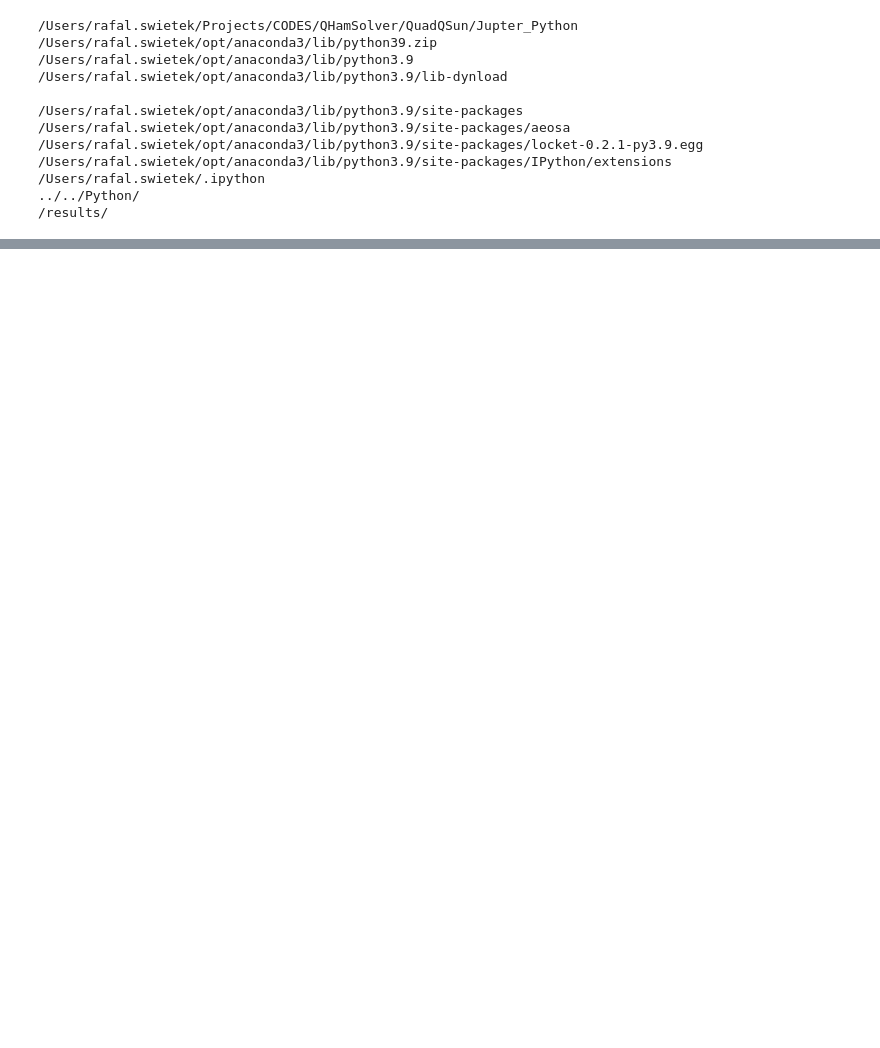
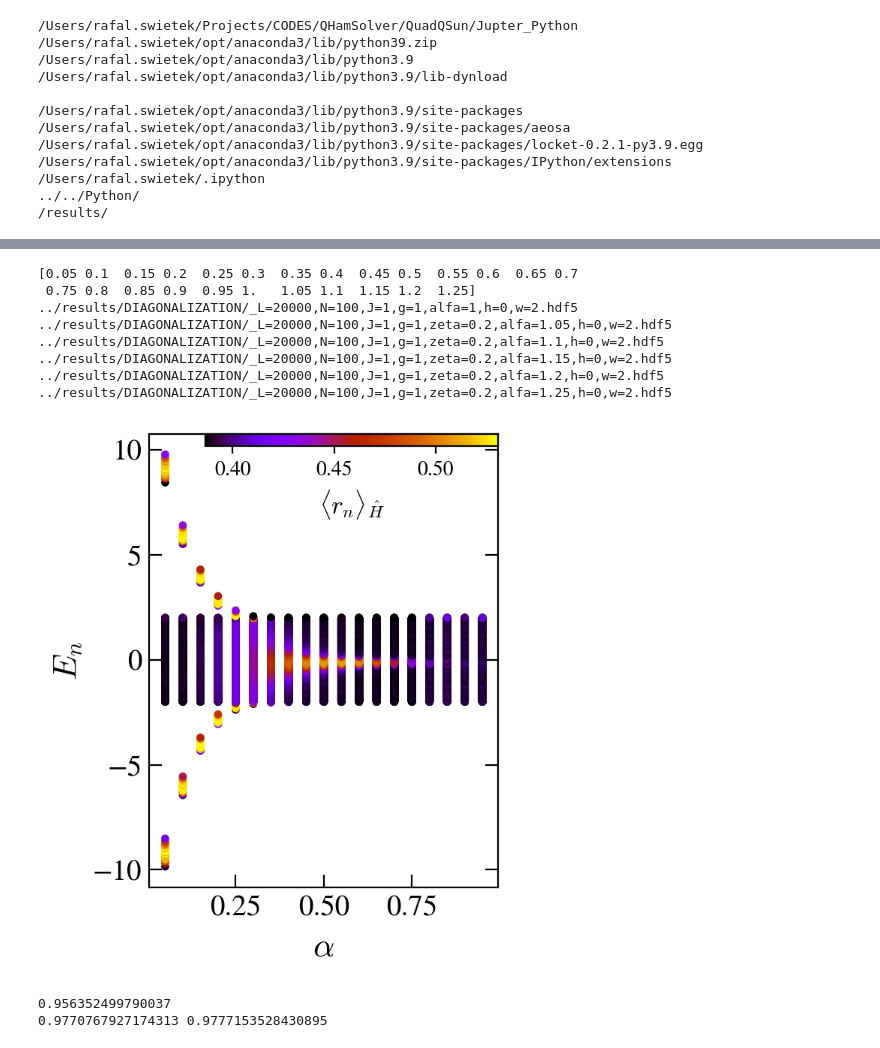
Before and after one commit to Rafal-Swietek/QHamSolver, a Jupyter notebook: QuadQSun/Jupter_Python/tests.ipynb, the cells around one changed output, grey strips where cells are left out. Drawn from its saved outputs; the diff is of its cells as text; code cells hidden in the pictures; blank space fills up the shorter version.

```diff
--- a/QuadQSun/Jupter_Python/tests.ipynb
+++ b/QuadQSun/Jupter_Python/tests.ipynb
@@ -184,0 +286,72 @@ fig.subplots_adjust(wspace = 0.23, hspace=0.13)
+# %%
+
+markers = itertools.cycle(markers_ls)
+
+fig, axis = plt.subplots( nrows=1, ncols=1, figsize=(3,4), dpi = 200)
+
+J=1
+
+alfa=0.6
+h=0
+w=2
+zeta=0.2
+
+N=100
+gamma=1
+ini_ave=0
+
+L = 20000
+
+alfa_vals = np.arange(0.05, 1.3, 0.05)
+print(alfa_vals)
+
+window = 6
+projected = 1
+
+s_m = matplotlib.cm.ScalarMappable(cmap='gnuplot', norm= matplotlib.colors.Normalize(vmin=0.3867, vmax=0.5307 ))
+s_m.set_array([])
+
+dim = L+N
+for ii, alfa in enumerate(alfa_vals):
+    name = base_dir + 'DIAGONALIZATION/' + info(L=L, N=N, J=J, gamma=gamma, zeta=zeta, alfa=alfa, h=h, w=w, ext='.hdf5', ini_ave=ini_ave)
+    if exists(name):
+        with h5py.File(name, "r") as file:
+            E = np.array(file.get('mean energies'))[1 : -1]
+            gap_ratio = np.array(file.get('gap ratio'))
+            E = E[::4]
+            gap_ratio = gap_ratio[::4]
+
+            colors = [s_m.to_rgba(r) for r in gap_ratio]
+
+            axis.scatter(np.ones(E.size) * alfa, E, color=colors, s=8)
+    else:
+        print(name)
+
+fig_help.set_plot_elements(axis, ylabel=r"$E_n$", xlabel=r"$\alpha$", font_size=14, set_legend=False)
+
+# fig.subplots_adjust(right=0.96)
+cbar_ax = fig.add_axes([0.25, 0.86, 0.65, 0.02])
+# fig.colorbar(im, cax=cbar_ax)
+cbar = fig.colorbar(s_m, cax=cbar_ax, aspect=1, orientation = 'horizontal')
+cbar.set_label(r"$\langle r_n\rangle_{\hat{H}}$", fontsize=12)
+cbar_ax.xaxis.set_ticks_position('bottom')
+cbar_ax.xaxis.set_label_position('bottom')
+
+fig.subplots_adjust(wspace = 0.02, hspace=0.02)
+# fig.savefig("plots_AGP/FigS2.pdf", bbox_inches = 'tight', pad_inches=0.02)
+# %% [output]
+[0.05 0.1  0.15 0.2  0.25 0.3  0.35 0.4  0.45 0.5  0.55 0.6  0.65 0.7
+ 0.75 0.8  0.85 0.9  0.95 1.   1.05 1.1  1.15 1.2  1.25]
+../results/DIAGONALIZATION/_L=20000,N=100,J=1,g=1,alfa=1,h=0,w=2.hdf5
+../results/DIAGONALIZATION/_L=20000,N=100,J=1,g=1,zeta=0.2,alfa=1.05,h=0,w=2.hdf5
+../results/DIAGONALIZATION/_L=20000,N=100,J=1,g=1,zeta=0.2,alfa=1.1,h=0,w=2.hdf5
+../results/DIAGONALIZATION/_L=20000,N=100,J=1,g=1,zeta=0.2,alfa=1.15,h=0,w=2.hdf5
+../results/DIAGONALIZATION/_L=20000,N=100,J=1,g=1,zeta=0.2,alfa=1.2,h=0,w=2.hdf5
+../results/DIAGONALIZATION/_L=20000,N=100,J=1,g=1,zeta=0.2,alfa=1.25,h=0,w=2.hdf5
+[figure, added]
+# %%
+print( 0.8**(7.2) / 0.8**(7))
+print( 6.8**0.8 / 7**0.8, 7**0.8 / 7.2**0.8)
+# %% [output]
+0.956352499790037
+0.9770767927174313 0.9777153528430895
```
Also changed, not shown: parts of 11 cells of this notebook, 1 other file.
